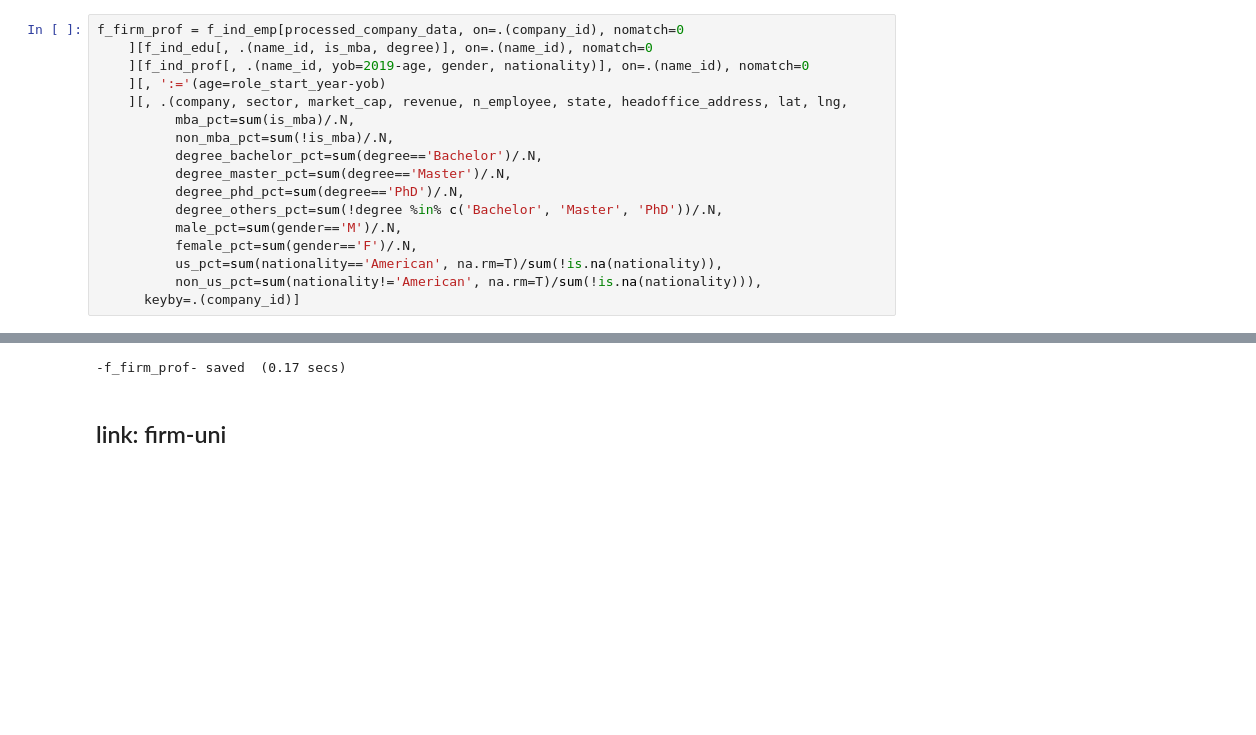
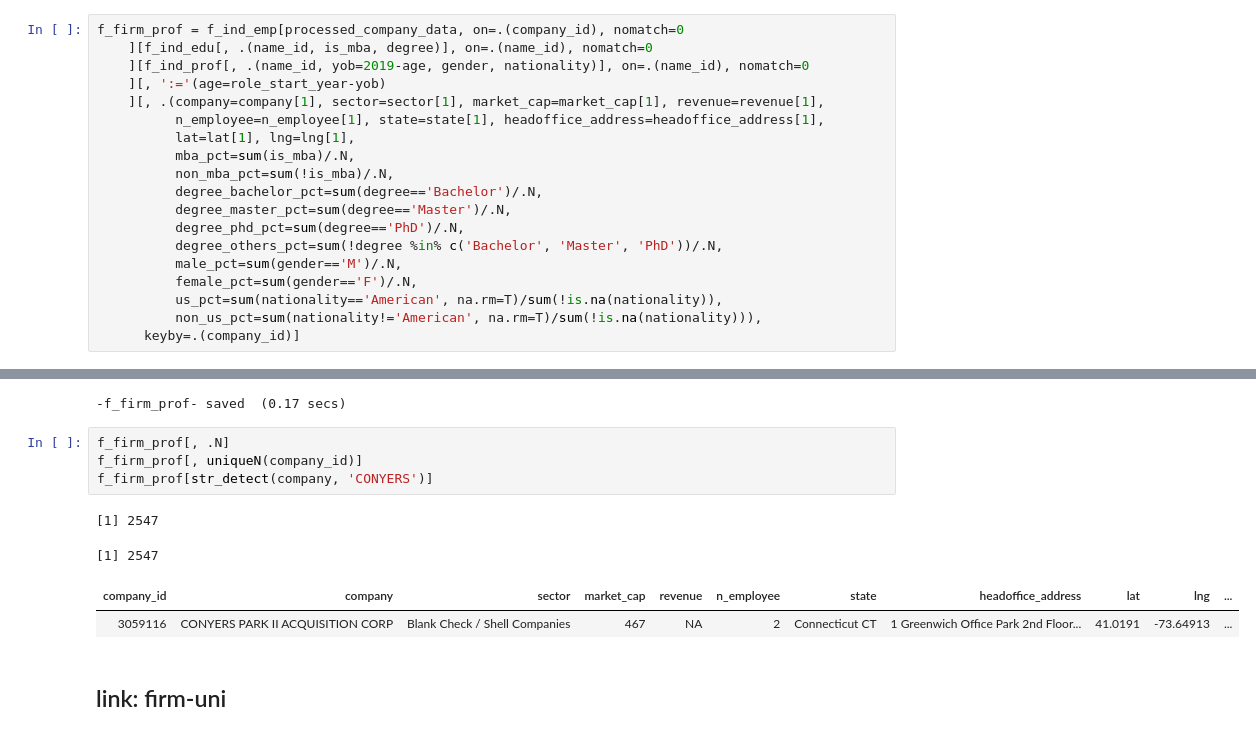
Before and after one commit to YuanyuanTong/CompanyLinks, a Jupyter notebook: data/firm-link.ipynb, the cells around one changed output, grey strips where cells are left out. Drawn from its saved outputs; the diff is of its cells as text; blank space fills up the shorter version.

```diff
--- a/data/firm-link.ipynb
+++ b/data/firm-link.ipynb
@@ -418,7 +425,9 @@ f_firm_prof = f_ind_emp[processed_company_data, on=.(company_id), nomatch=0
     ][f_ind_edu[, .(name_id, is_mba, degree)], on=.(name_id), nomatch=0
     ][f_ind_prof[, .(name_id, yob=2019-age, gender, nationality)], on=.(name_id), nomatch=0
     ][, ':='(age=role_start_year-yob)
-    ][, .(company, sector, market_cap, revenue, n_employee, state, headoffice_address, lat, lng,
+    ][, .(company=company[1], sector=sector[1], market_cap=market_cap[1], revenue=revenue[1],
+          n_employee=n_employee[1], state=state[1], headoffice_address=headoffice_address[1],
+          lat=lat[1], lng=lng[1],
           mba_pct=sum(is_mba)/.N,
           non_mba_pct=sum(!is_mba)/.N,
           degree_bachelor_pct=sum(degree=='Bachelor')/.N,
@@ -435,6 +444,15 @@ sv(f_firm_prof, path='.')
 fwrite(f_firm_prof, 'f_firm_prof.csv')
 # %% [output]
 -f_firm_prof- saved  (0.17 secs)
+# %%
+f_firm_prof[, .N]
+f_firm_prof[, uniqueN(company_id)]
+f_firm_prof[str_detect(company, 'CONYERS')]
+# %% [output]
+[1] 2547
+[1] 2547
+| company_id | company | sector | market_cap | revenue | n_employee | state | headoffice_address | lat | lng | ... |
+| 3059116 | CONYERS PARK II ACQUISITION CORP | Blank Check / Shell Companies | 467 | NA | 2 | Connecticut CT | 1 Greenwich Office Park 2nd Floor... | 41.0191 | -73.64913 | ... |
 # %% [markdown]
 ## link: firm-uni
 # %%
```
Also changed, not shown: parts of 2 cells of this notebook, 1 other file.
